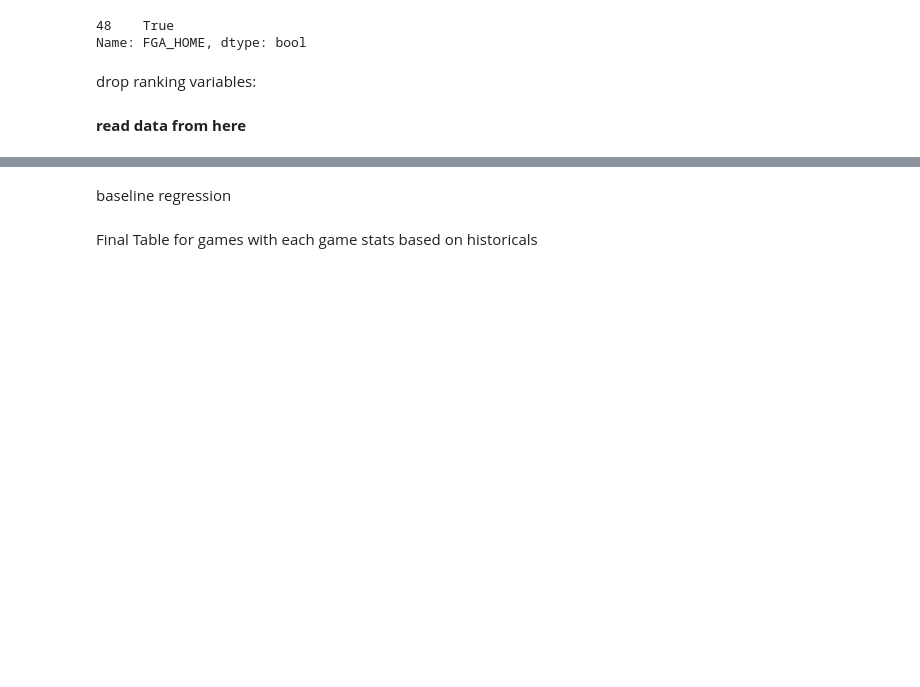
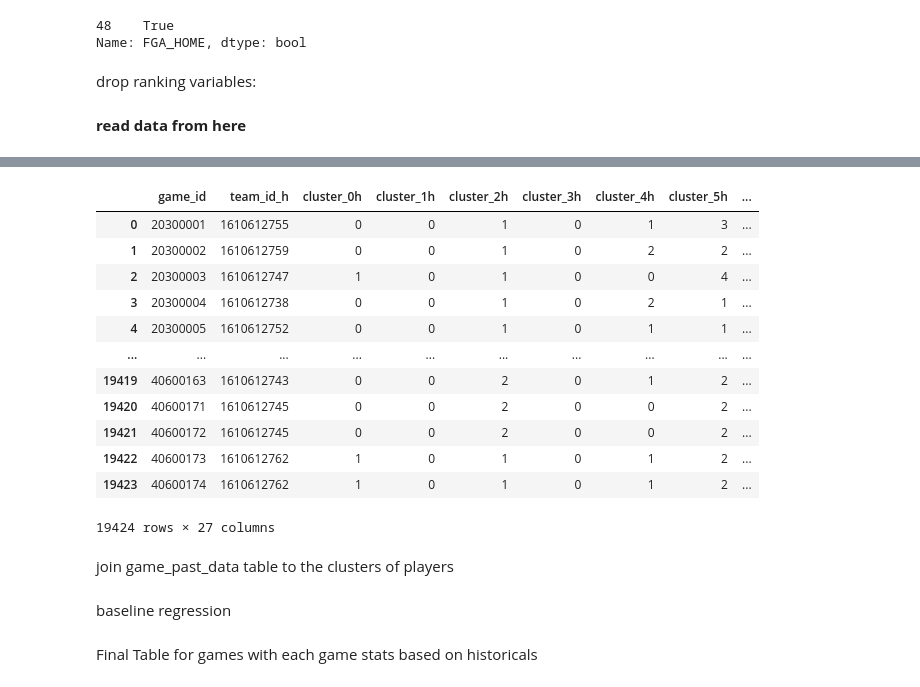
Before and after one commit to Spencer-Weston/W207_Final_NBA_Prediction, a Jupyter notebook: supervised_training.ipynb, the cells around one changed output, grey strips where cells are left out. Cells and saved outputs as stored; diff of their text form; code cells hidden in the pictures; blank space fills up the shorter version.

```diff
--- a/supervised_training.ipynb
+++ b/supervised_training.ipynb
@@ -407,3 +407,5 @@ game_past_data.to_csv('game_past_data.csv', sep=',')
 **read data from here**
 # %%
 game_past_data = pd.read_csv('game_past_data.csv')
+# %%
+team_cluster = pd.read_csv('clusters_by_team.csv')
@@ -409,0 +428,18 @@ game_past_data = pd.read_csv('game_past_data.csv')
+# %%
+team_cluster
+# %% [output]
+|  | game_id | team_id_h | cluster_0h | cluster_1h | cluster_2h | cluster_3h | cluster_4h | cluster_5h | ... |
+| 0 | 20300001 | 1610612755 | 0 | 0 | 1 | 0 | 1 | 3 | ... |
+| 1 | 20300002 | 1610612759 | 0 | 0 | 1 | 0 | 2 | 2 | ... |
+| 2 | 20300003 | 1610612747 | 1 | 0 | 1 | 0 | 0 | 4 | ... |
+| 3 | 20300004 | 1610612738 | 0 | 0 | 1 | 0 | 2 | 1 | ... |
+| 4 | 20300005 | 1610612752 | 0 | 0 | 1 | 0 | 1 | 1 | ... |
+| ... | ... | ... | ... | ... | ... | ... | ... | ... | ... |
+| 19419 | 40600163 | 1610612743 | 0 | 0 | 2 | 0 | 1 | 2 | ... |
+| 19420 | 40600171 | 1610612745 | 0 | 0 | 2 | 0 | 0 | 2 | ... |
+| 19421 | 40600172 | 1610612745 | 0 | 0 | 2 | 0 | 0 | 2 | ... |
+| 19422 | 40600173 | 1610612762 | 1 | 0 | 1 | 0 | 1 | 2 | ... |
+| 19423 | 40600174 | 1610612762 | 1 | 0 | 1 | 0 | 1 | 2 | ... |
+19424 rows × 27 columns
+# %% [markdown]
+join game_past_data table to the clusters of players
```
Also changed, not shown: parts of 11 cells of this notebook.
